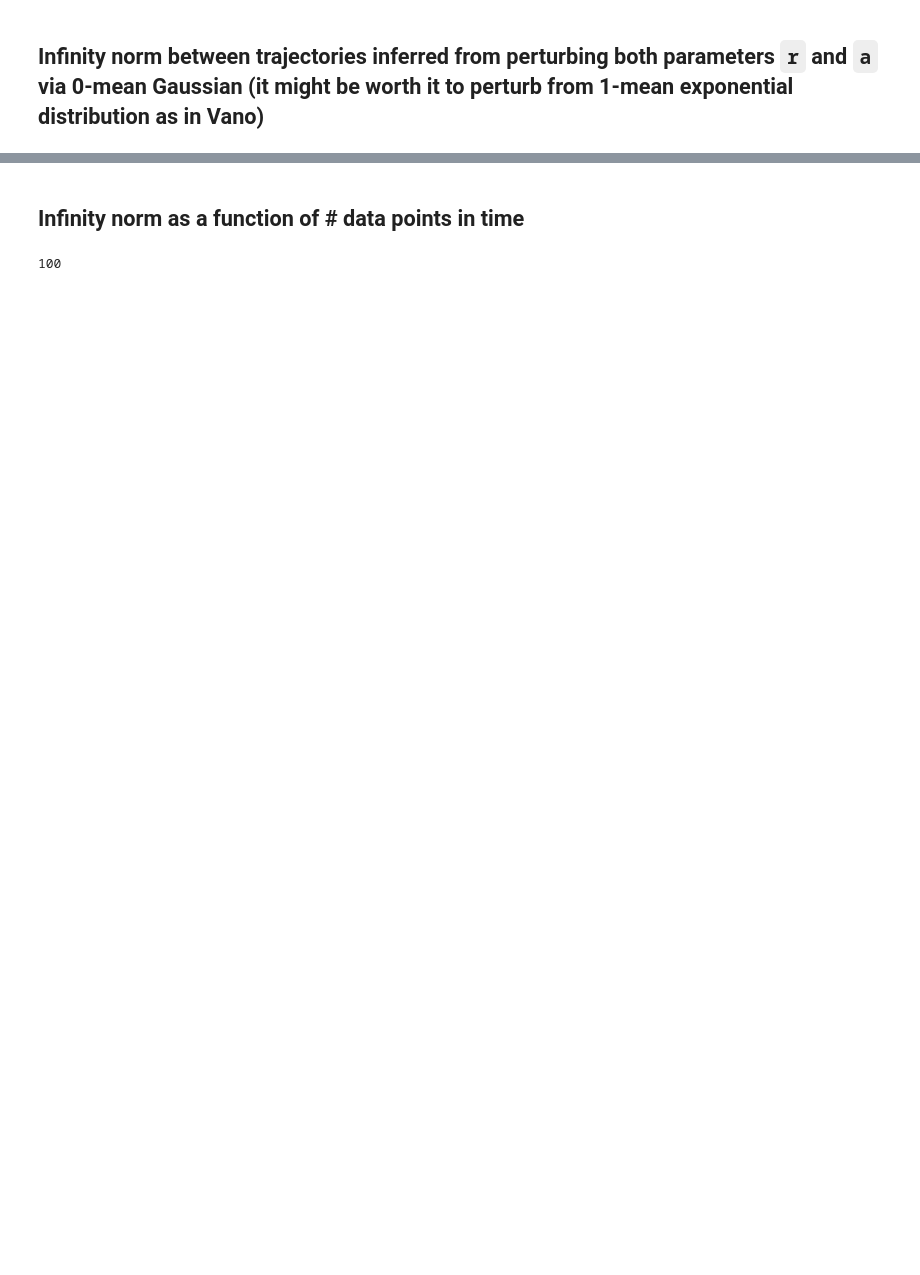
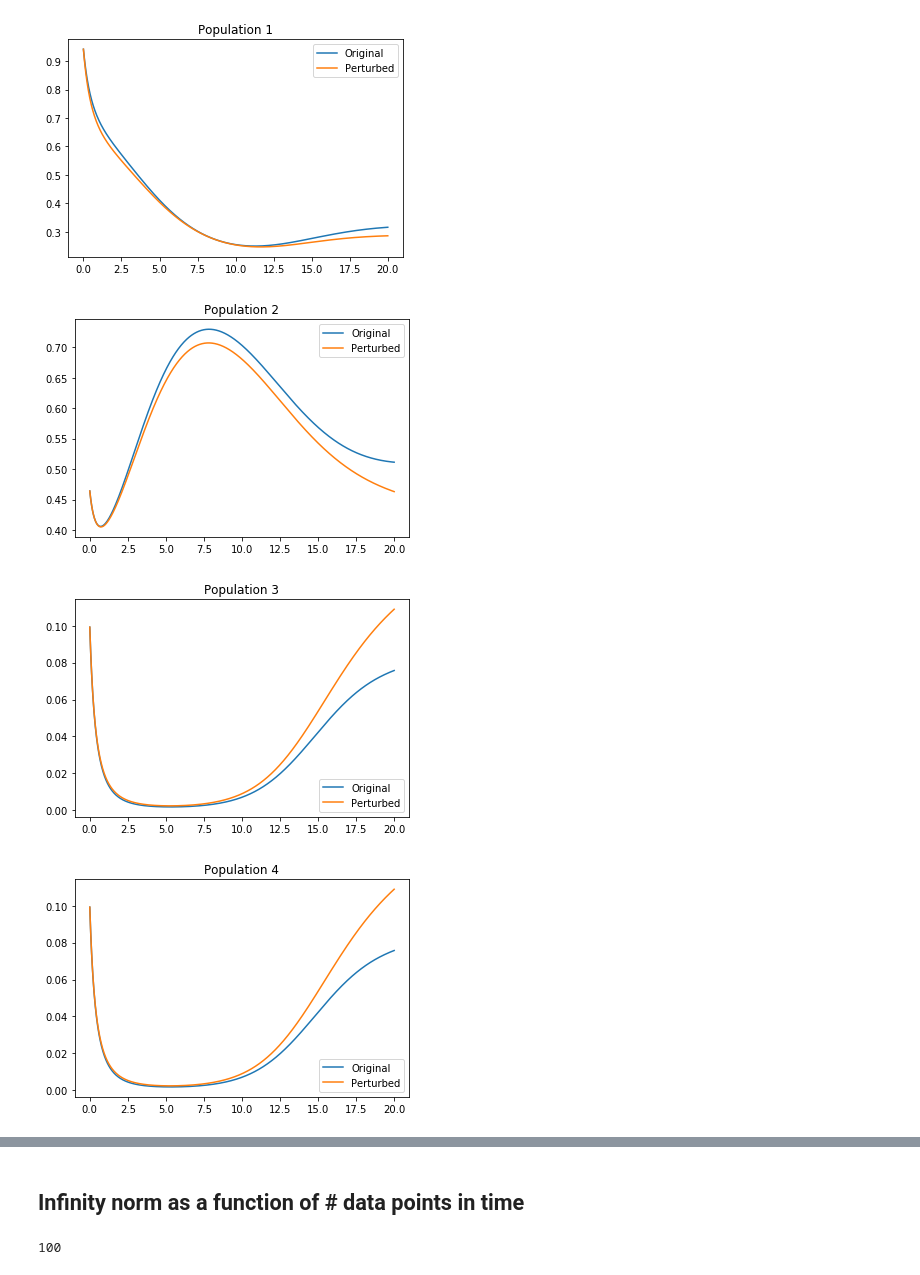
Before and after one commit to alexanderwhatley/am_205_final_project, a Jupyter notebook: Richard's Notebook.ipynb, the cells around one changed output, grey strips where cells are left out. Drawn from its saved outputs; the diff is of its cells as text; code cells hidden in the pictures; blank space fills up the shorter version.

```diff
--- a/Richard's Notebook.ipynb
+++ b/Richard's Notebook.ipynb
@@ -145,5 +145,42 @@ true_a = np.array([[1, 1.09, 1.52, 0],
                   [0, 1, 0.44, 1.36],
                   [2.33, 0, 1, 0.47],
                   [1.21, 0.51, 0.35, 1]])
-# %% [markdown]
-## Infinity norm between trajectories inferred from perturbing both parameters `r` and `a` via 0-mean Gaussian (it might be worth it to perturb from 1-mean exponential distribution as in Vano)
+# %%
+# Verify chaotic system
+r = true_r.copy()
+a = true_a.copy()
+t = np.linspace(0, 20, 1000)
+
+x0 = np.random.uniform(0, 1, 4)
+while True:
+    x_temp, dx_temp = Lotka_Volterra(x0, r, a, t)
+    if np.max(np.abs(x_temp)) > 10 or np.any(np.isnan(x_temp)) or np.all(x_temp == 0):
+            continue
+    break
+a[0, 3] += 0.1
+x_pert, dx_pert = Lotka_Volterra(x0, r, a, t)
+plt.plot(t, x_temp[:, 0], label="Original")
+plt.plot(t, x_pert[:, 0], label="Perturbed")
+plt.legend()
+plt.title("Population 1")
+plt.show()
+plt.plot(t, x_temp[:, 1], label="Original")
+plt.plot(t, x_pert[:, 1], label="Perturbed")
+plt.legend()
+plt.title("Population 2")
+plt.show()
+plt.plot(t, x_temp[:, 2], label="Original")
+plt.plot(t, x_pert[:, 2], label="Perturbed")
+plt.legend()
+plt.title("Population 3")
+plt.show()
+plt.plot(t, x_temp[:, 2], label="Original")
+plt.plot(t, x_pert[:, 2], label="Perturbed")
+plt.legend()
+plt.title("Population 4")
+plt.show()
+# %% [output]
+[figure, added]
+[figure, added]
+[figure, added]
+[figure, added]
```
Also changed, not shown: parts of 14 cells of this notebook, 3 other files.
